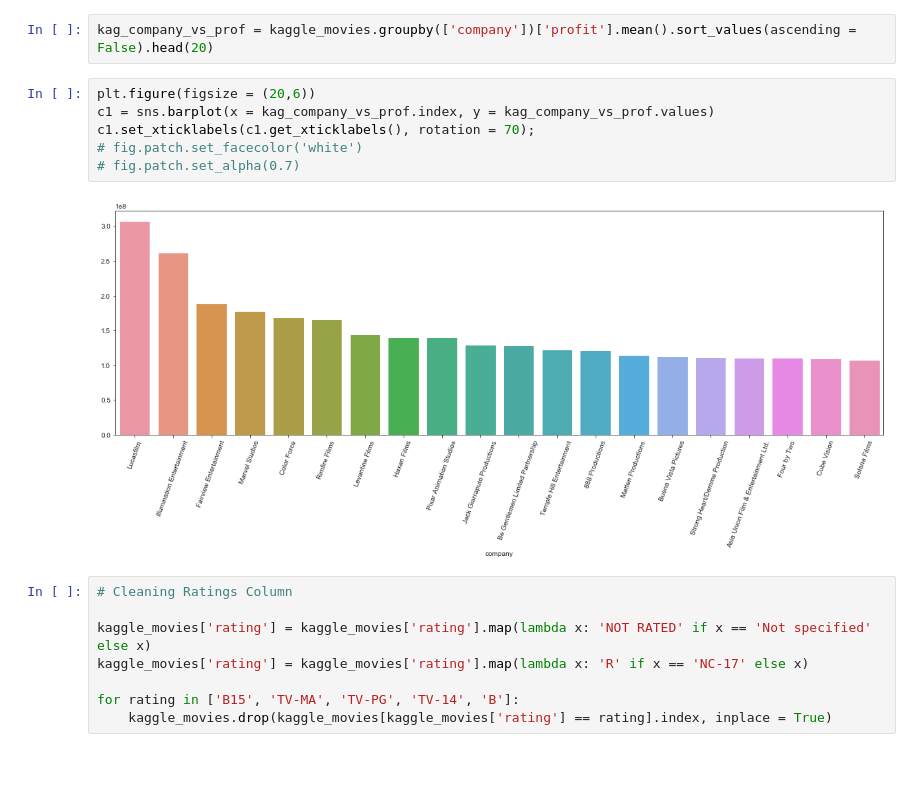
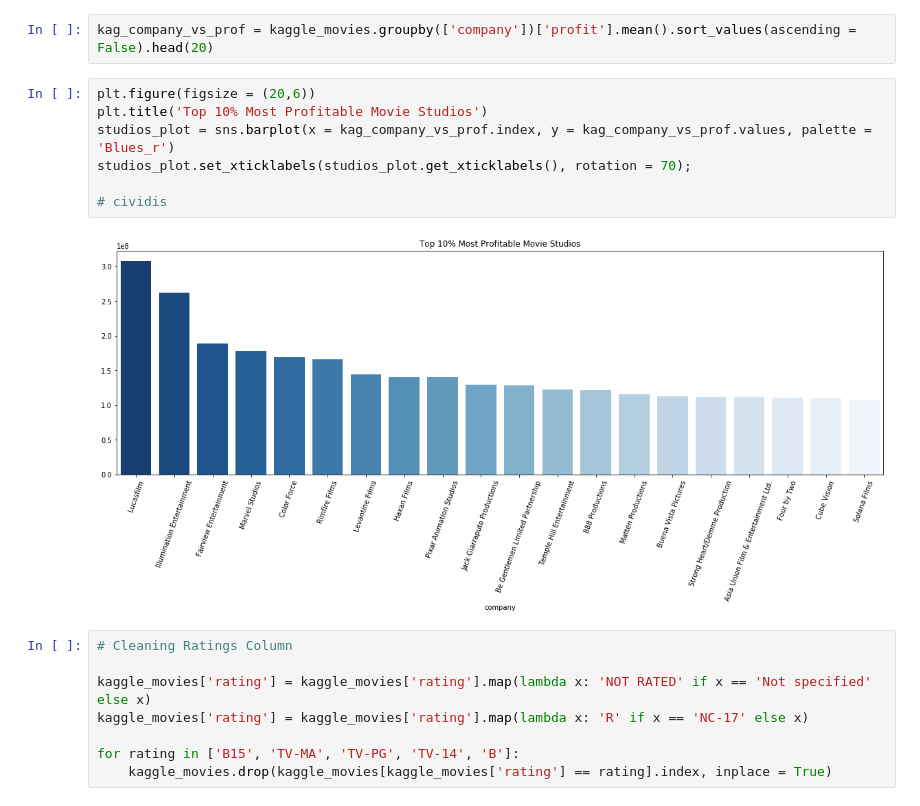
Before and after one commit to mrozenva/dsc-phase-1-project-campus, a Jupyter notebook: eda_notebook.ipynb, the cells around one changed output. Cells and saved outputs as stored; diff of their text form; blank space fills up the shorter version.

Commit message:
studio palette

```diff
--- a/eda_notebook.ipynb
+++ b/eda_notebook.ipynb
@@ -273,12 +263,13 @@ kaggle_movies.groupby(['company'])['profit'].mean().sort_values(ascending = Fals
 kag_company_vs_prof = kaggle_movies.groupby(['company'])['profit'].mean().sort_values(ascending = False).head(20)
 # %%
 plt.figure(figsize = (20,6))
-c1 = sns.barplot(x = kag_company_vs_prof.index, y = kag_company_vs_prof.values)
-c1.set_xticklabels(c1.get_xticklabels(), rotation = 70);
-# fig.patch.set_facecolor('white')
-# fig.patch.set_alpha(0.7)
+plt.title('Top 10% Most Profitable Movie Studios')
+studios_plot = sns.barplot(x = kag_company_vs_prof.index, y = kag_company_vs_prof.values, palette = 'Blues_r')
+studios_plot.set_xticklabels(studios_plot.get_xticklabels(), rotation = 70);
+
+# cividis
 # %% [output]
-[figure, old version]
+[figure, new version]
 # %%
 # Cleaning Ratings Column
 
```
Also changed, not shown: parts of 6 cells of this notebook.
